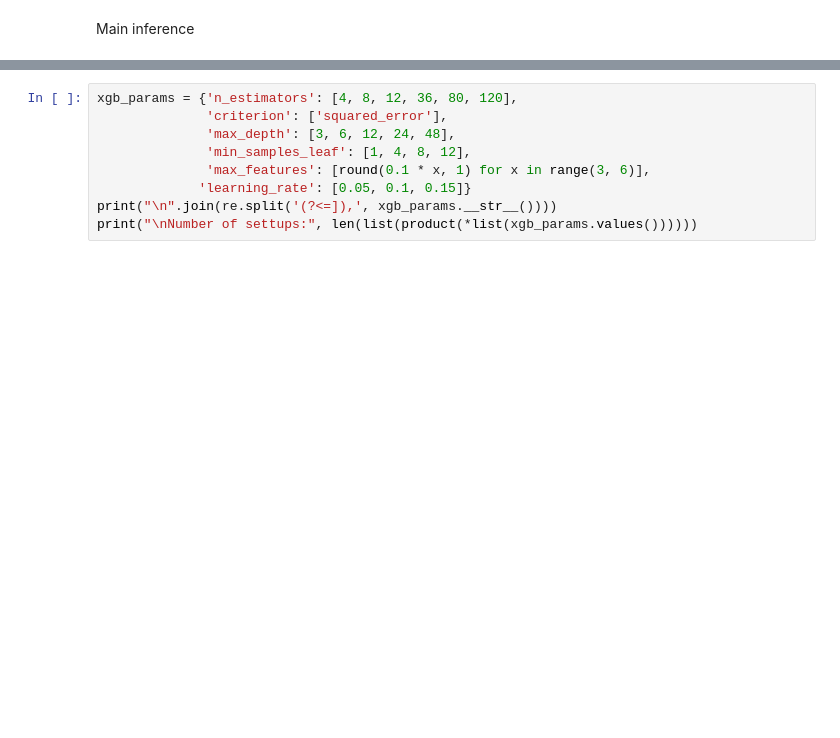
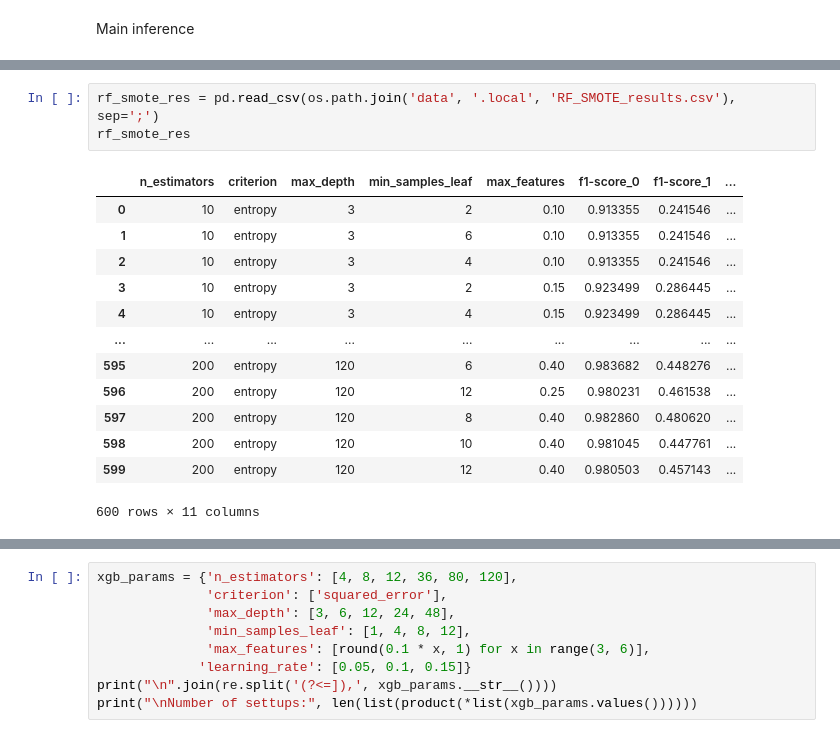
Before and after one commit to shvetsmaksym/Taiwan-Companies-Bankruptcy-Prediction, a Jupyter notebook: tree_based_models.ipynb, the cells around one changed output, grey strips where cells are left out. Drawn from its saved outputs; the diff is of its cells as text; blank space fills up the shorter version.

```diff
--- a/tree_based_models.ipynb
+++ b/tree_based_models.ipynb
@@ -222,0 +230,17 @@ rf_res[HPRS+['recall_1']][rf_res['recall_1'] >= r_q99]
+# %%
+rf_smote_res = pd.read_csv(os.path.join('data', '.local', 'RF_SMOTE_results.csv'), sep=';')
+rf_smote_res
+# %% [output]
+|  | n_estimators | criterion | max_depth | min_samples_leaf | max_features | f1-score_0 | f1-score_1 | ... |
+| 0 | 10 | entropy | 3 | 2 | 0.10 | 0.913355 | 0.241546 | ... |
+| 1 | 10 | entropy | 3 | 6 | 0.10 | 0.913355 | 0.241546 | ... |
+| 2 | 10 | entropy | 3 | 4 | 0.10 | 0.913355 | 0.241546 | ... |
+| 3 | 10 | entropy | 3 | 2 | 0.15 | 0.923499 | 0.286445 | ... |
+| 4 | 10 | entropy | 3 | 4 | 0.15 | 0.923499 | 0.286445 | ... |
+| ... | ... | ... | ... | ... | ... | ... | ... | ... |
+| 595 | 200 | entropy | 120 | 6 | 0.40 | 0.983682 | 0.448276 | ... |
+| 596 | 200 | entropy | 120 | 12 | 0.25 | 0.980231 | 0.461538 | ... |
+| 597 | 200 | entropy | 120 | 8 | 0.40 | 0.982860 | 0.480620 | ... |
+| 598 | 200 | entropy | 120 | 10 | 0.40 | 0.981045 | 0.447761 | ... |
+| 599 | 200 | entropy | 120 | 12 | 0.40 | 0.980503 | 0.457143 | ... |
+600 rows × 11 columns
```
Also changed, not shown: parts of 62 cells of this notebook, 3 other files.
